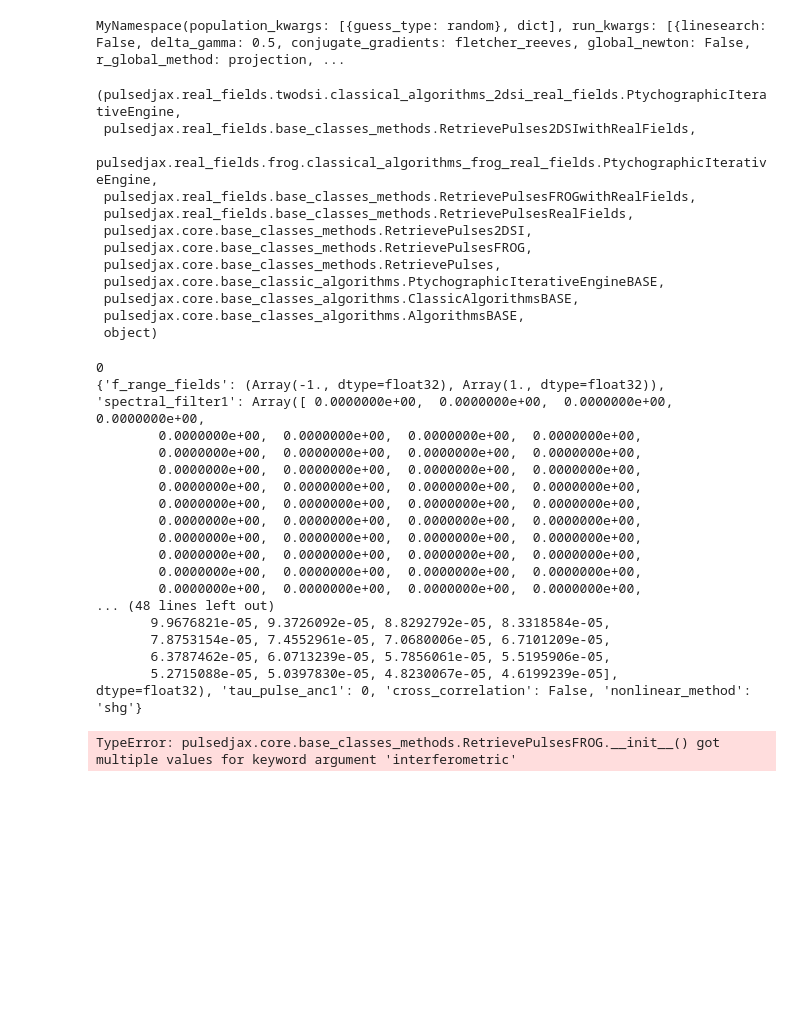
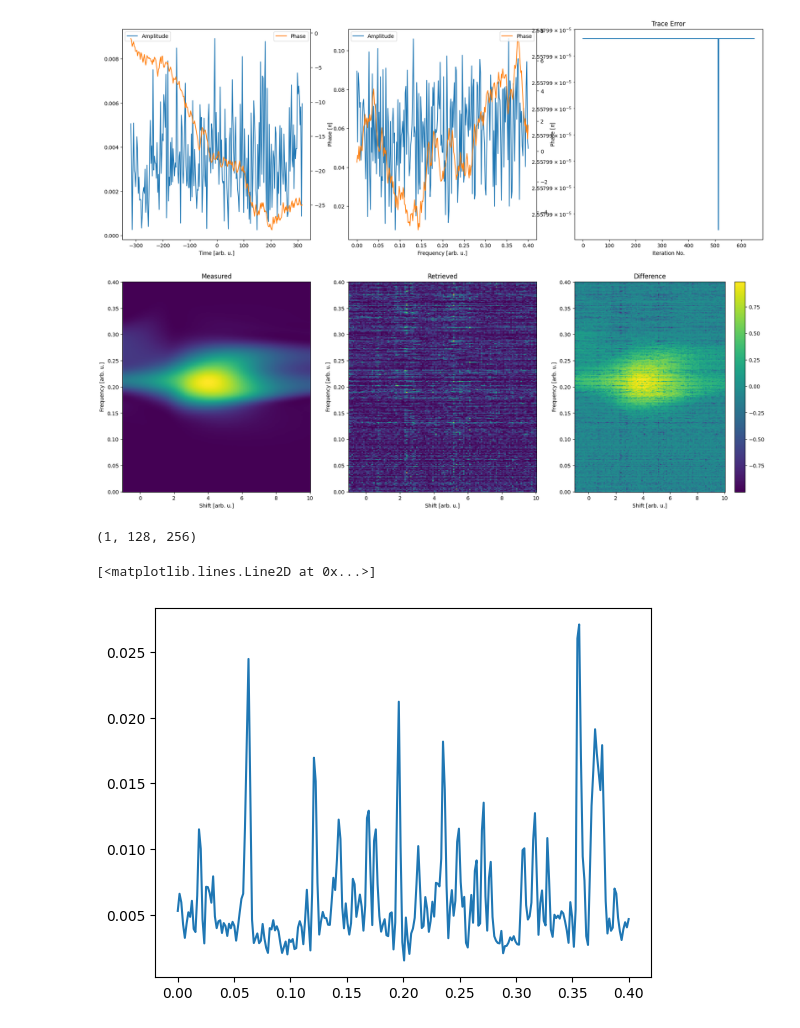
Before and after one commit to matillda123/Pulse-Retrieval-with-JAX, a Jupyter notebook: _usage_example.ipynb, the cells around one changed output. Drawn from its saved outputs; the diff is of its cells as text; code cells hidden in the pictures; blank space fills up the shorter version.

```diff
--- a/_usage_example.ipynb
+++ b/_usage_example.ipynb
@@ -478,40 +36,25 @@ test = run_test(0, "twodsi", twodsi.PtychographicIterativeEngine, real_fields=Tr
-# %%
-test.make_a_parameters(0, twodsi.PtychographicIterativeEngine)
-# %% [output]
-MyNamespace(population_kwargs: [{guess_type: random}, dict], run_kwargs: [{linesearch: False, delta_gamma: 0.5, conjugate_gradients: fletcher_reeves, global_newton: False, r_global_method: projection, ...
-# %%
-twodsi.PtychographicIterativeEngine.__mro__
-# %% [output]
-(pulsedjax.real_fields.twodsi.classical_algorithms_2dsi_real_fields.PtychographicIterativeEngine,
- pulsedjax.real_fields.base_classes_methods.RetrievePulses2DSIwithRealFields,
- pulsedjax.real_fields.frog.classical_algorithms_frog_real_fields.PtychographicIterativeEngine,
- pulsedjax.real_fields.base_classes_methods.RetrievePulsesFROGwithRealFields,
- pulsedjax.real_fields.base_classes_methods.RetrievePulsesRealFields,
- pulsedjax.core.base_classes_methods.RetrievePulses2DSI,
- pulsedjax.core.base_classes_methods.RetrievePulsesFROG,
- pulsedjax.core.base_classes_methods.RetrievePulses,
- pulsedjax.core.base_classic_algorithms.PtychographicIterativeEngineBASE,
- pulsedjax.core.base_classes_algorithms.ClassicAlgorithmsBASE,
- pulsedjax.core.base_classes_algorithms.AlgorithmsBASE,
- object)
-# %%
-test_2dsi_real_fields(twodsi.PtychographicIterativeEngine)
-# %% [output]
-0
-{'f_range_fields': (Array(-1., dtype=float32), Array(1., dtype=float32)), 'spectral_filter1': Array([ 0.0000000e+00,  0.0000000e+00,  0.0000000e+00,  0.0000000e+00,
-        0.0000000e+00,  0.0000000e+00,  0.0000000e+00,  0.0000000e+00,
-        0.0000000e+00,  0.0000000e+00,  0.0000000e+00,  0.0000000e+00,
-        0.0000000e+00,  0.0000000e+00,  0.0000000e+00,  0.0000000e+00,
-        0.0000000e+00,  0.0000000e+00,  0.0000000e+00,  0.0000000e+00,
-        0.0000000e+00,  0.0000000e+00,  0.0000000e+00,  0.0000000e+00,
-        0.0000000e+00,  0.0000000e+00,  0.0000000e+00,  0.0000000e+00,
-        0.0000000e+00,  0.0000000e+00,  0.0000000e+00,  0.0000000e+00,
-        0.0000000e+00,  0.0000000e+00,  0.0000000e+00,  0.0000000e+00,
-        0.0000000e+00,  0.0000000e+00,  0.0000000e+00,  0.0000000e+00,
-        0.0000000e+00,  0.0000000e+00,  0.0000000e+00,  0.0000000e+00,
-... (48 lines left out)
-       9.9676821e-05, 9.3726092e-05, 8.8292792e-05, 8.3318584e-05,
-       7.8753154e-05, 7.4552961e-05, 7.0680006e-05, 6.7101209e-05,
-       6.3787462e-05, 6.0713239e-05, 5.7856061e-05, 5.5195906e-05,
-       5.2715088e-05, 5.0397830e-05, 4.8230067e-05, 4.6199239e-05],      dtype=float32), 'tau_pulse_anc1': 0, 'cross_correlation': False, 'nonlinear_method': 'shg'}
-TypeError: pulsedjax.core.base_classes_methods.RetrievePulsesFROG.__init__() got multiple values for keyword argument 'interferometric'
+# %%
+from pulsedjax.chirp_scan import COPRA
+
+pie = COPRA(theta, frequency_trace, trace, "pg", phase_type="material",
+                                   chirp_parameters=refractiveindex.RefractiveIndexMaterial(shelf="main", book="SiO2", page="Malitson"))#, cross_correlation="doubleblind")
+
+# pie.use_measured_spectrum(spectra.pulse[0], spectra.pulse[1], "pulse")
+# pie.use_measured_spectrum(spectra.gate[0], spectra.gate[1], "gate")
+
+population = pie.create_initial_population(1, "random")
+
+#pie.alpha = 0.15
+pie.local_gamma = 1
+pie.global_gamma = 1e-3
+
+
+# pie.set_nonlinear_optimization(local_method=False, global_method="lbfgs", memory=10)
+# pie.set_linesearch(method="zoom", delta_gamma=1.25, max_steps=5)
+#pie.set_S_prime_params(global_method="projection")
+
+
+final_result = pie.run(population, 150, 500)
+pie.plot_results(final_result)
+# %% [output]
+[figure, added]
@@ -517,0 +79,4 @@ TypeError: pulsedjax.core.base_classes_methods.RetrievePulsesFROG.__init__() got
+# %%
+subel.shape
+# %% [output]
+(1, 128, 256)
@@ -517,0 +89,5 @@ TypeError: pulsedjax.core.base_classes_methods.RetrievePulsesFROG.__init__() got
+# %%
+plt.plot(omega/(2*jnp.pi), jnp.abs(Hzz_diag))
+# %% [output]
+[<matplotlib.lines.Line2D at 0x...>]
+[figure, added]
```
Also changed, not shown: parts of 19 cells of this notebook, 6 other files.
